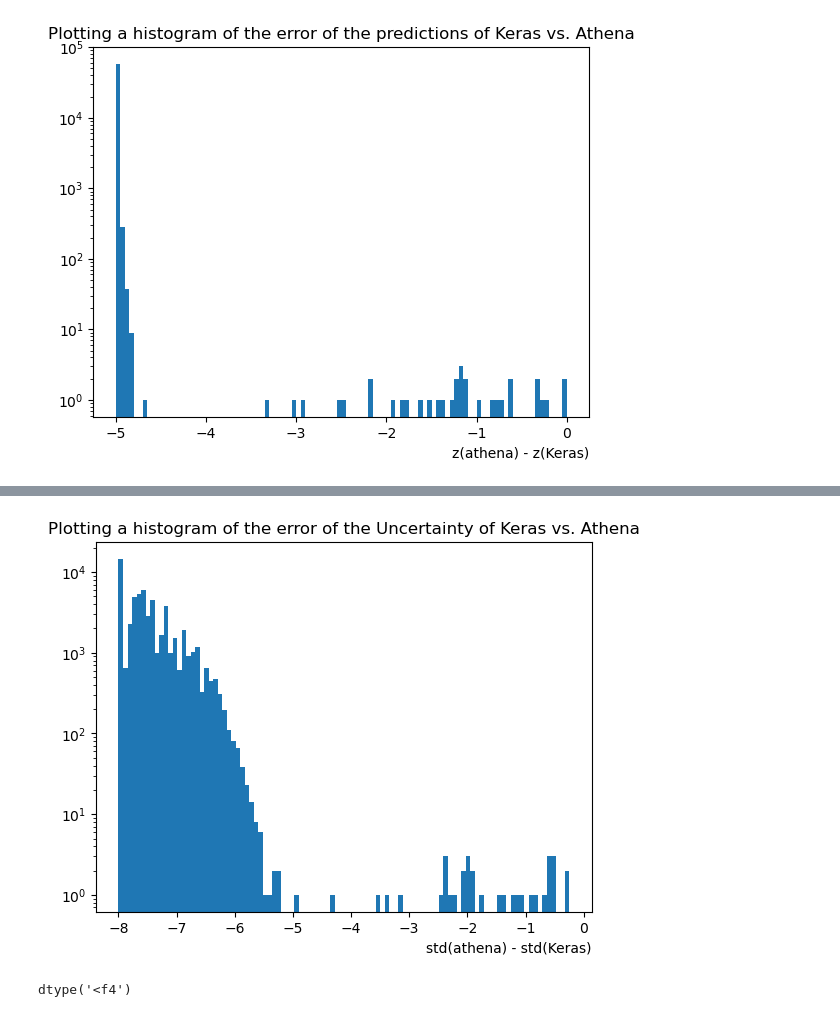
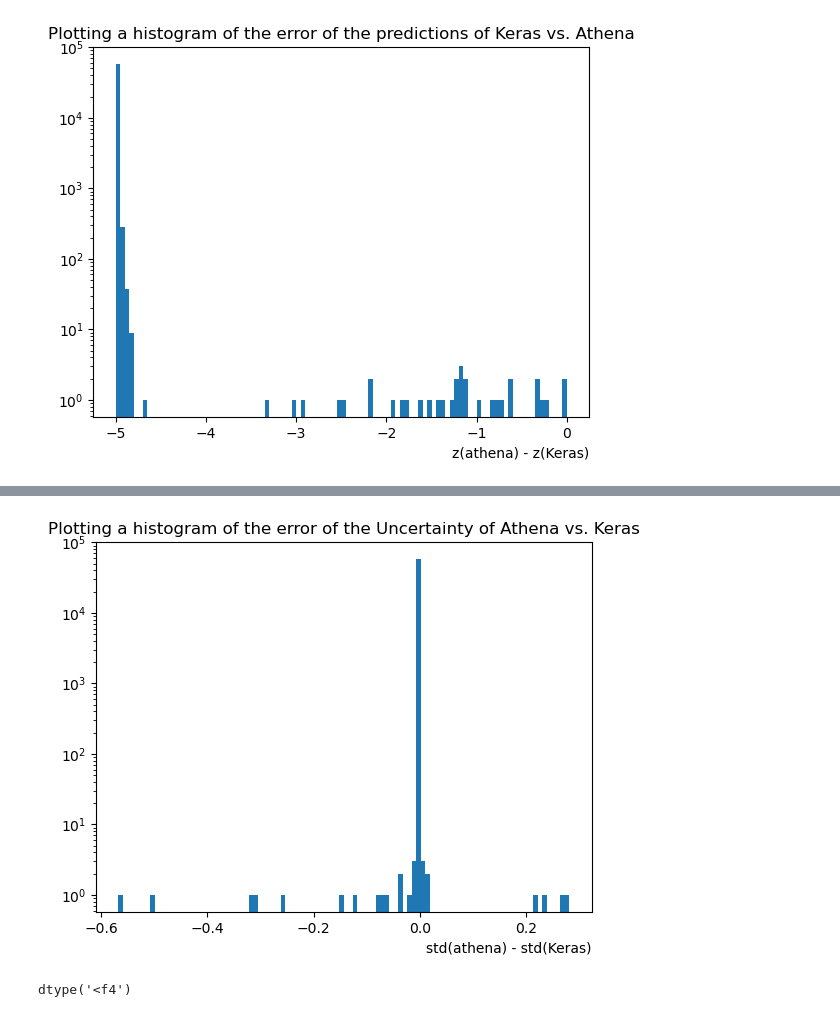
Before and after one commit to abdelllrazekkk/DIPZ_Workflow, a Jupyter notebook: Using_DIPZ.ipynb, the cells around one changed output, grey strips where cells are left out. Cells and saved outputs as stored; diff of their text form; code cells hidden in the pictures.

```diff
--- a/Using_DIPZ.ipynb
+++ b/Using_DIPZ.ipynb
@@ -392,12 +401,12 @@ plt.show()
 # %%
-c = np.sqrt(np.exp(-jets['dipz_negLogSigma2']))-widths
-plt.hist(np.log10(np.abs(c) + 10**-8), bins=100)
+c2 = np.sqrt(np.exp(-jets['dipz_negLogSigma2']))-widths
+plt.hist(c2, bins=100)
 plt.yscale('log')
-plt.title('Plotting a histogram of the error of the Uncertainty of Keras vs. Athena')
+plt.title('Plotting a histogram of the error of the Uncertainty of Athena vs. Keras')
 plt.xlabel("std(athena) - std(Keras)", loc='right')
 plt.show()
 # %% [output]
-[figure, old version]
+[figure, new version]
 # %%
 jets['dipz_z'].dtype
 # %% [output]
```
Also changed, not shown: parts of 5 cells of this notebook.
